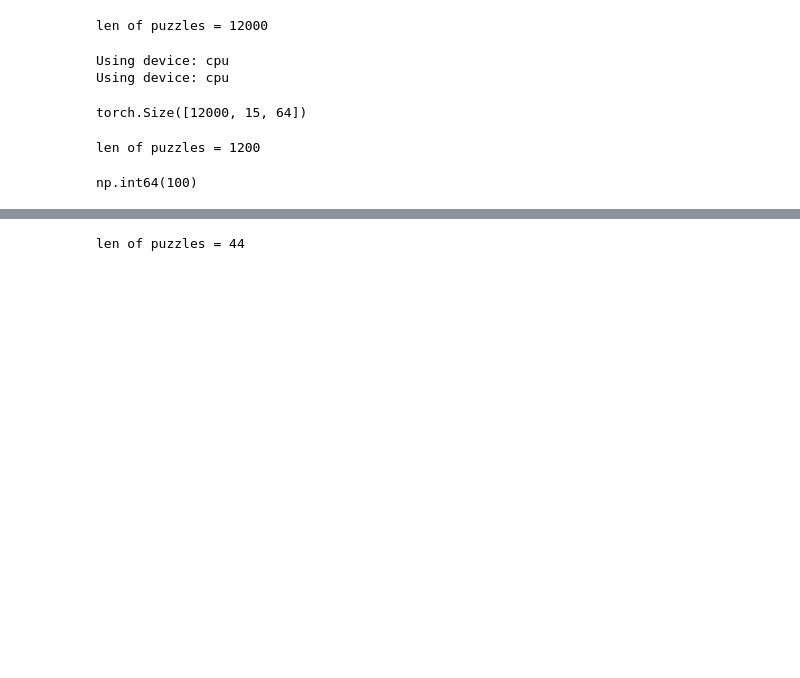
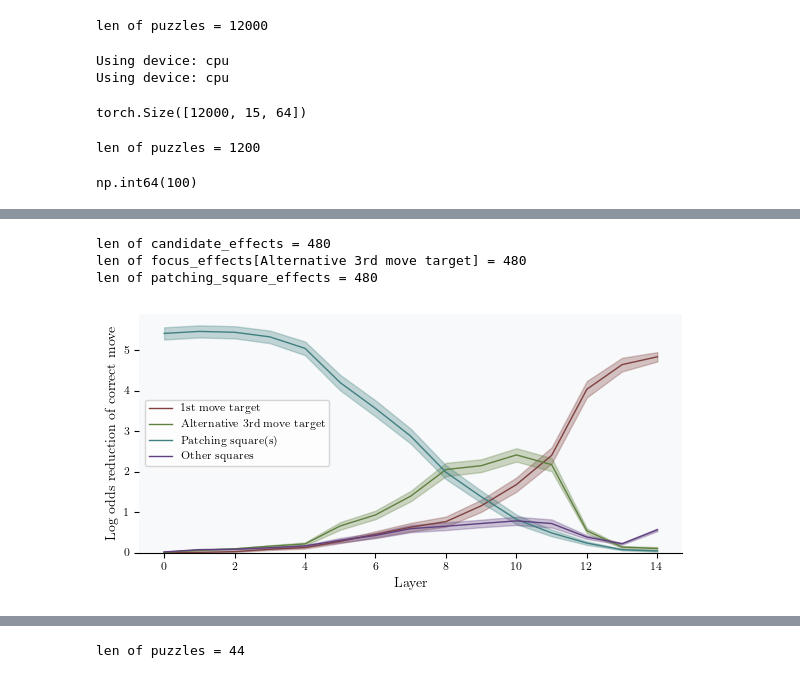
Before and after one commit to Gusanidas/leela-interp, a Jupyter notebook: notebooks/residual_effects.ipynb, the cells around one changed output, grey strips where cells are left out. Cells and saved outputs as stored; diff of their text form; code cells hidden in the pictures; blank space fills up the shorter version.

```diff
--- a/notebooks/residual_effects.ipynb
+++ b/notebooks/residual_effects.ipynb
@@ -190,0 +205,9 @@ def plot_residual_effects(puzzles, save_path=None, focus_movements=[("000", "Def
+# %%
+threshold = puzzles["effects_010_tgt"].quantile(0.96)
+filtered_puzzles = puzzles[puzzles["effects_010_tgt"]>threshold]
+plot_residual_effects(filtered_puzzles, line_width=1, focus_movements=[("010", "Alternative 3rd move target")], save_path="plots/residual_effects_alternative_3rd_move_target_filtered.png")
+# %% [output]
+len of candidate_effects = 480
+len of focus_effects[Alternative 3rd move target] = 480
+len of patching_square_effects = 480
+[figure, added]
```
Also changed, not shown: parts of 4 cells of this notebook, 5 other files.
